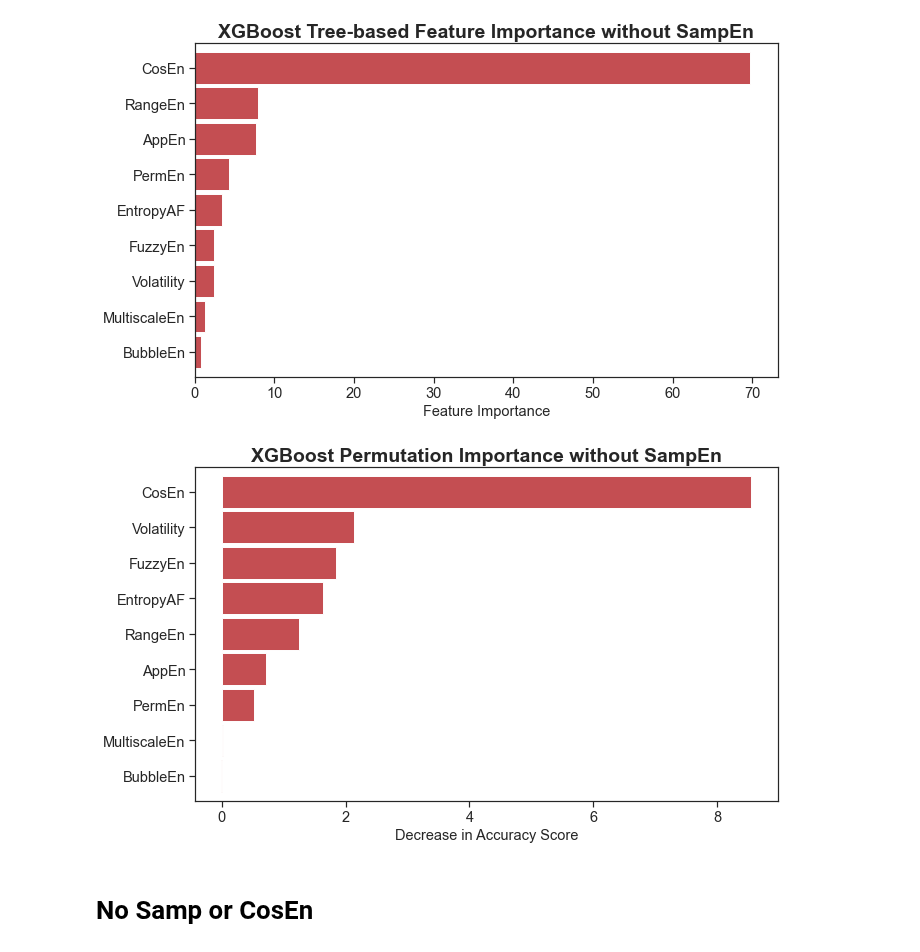
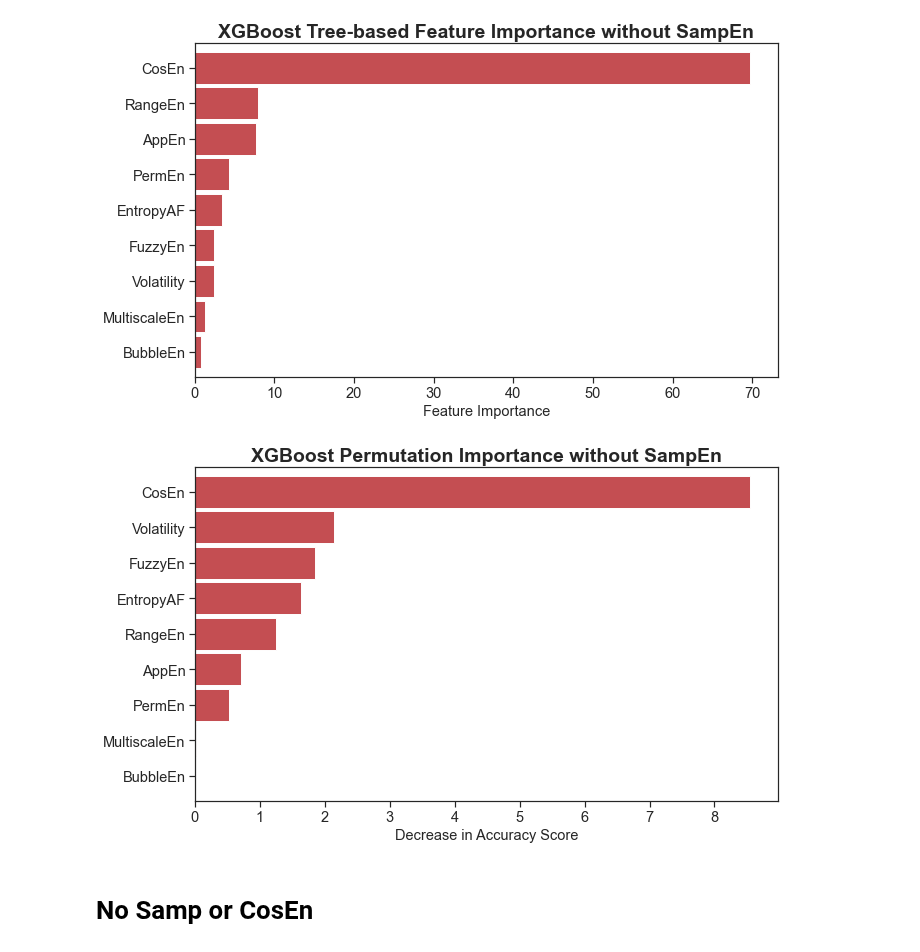
Before and after one commit to NNLUliskey/svsm_ml_2022, a Jupyter notebook: XGBoost.ipynb, the cells around one changed output. Drawn from its saved outputs; the diff is of its cells as text; code cells hidden in the pictures.

```diff
--- a/XGBoost.ipynb
+++ b/XGBoost.ipynb
@@ -698,34 +698,35 @@ plt.show()
 # %%
 import matplotlib as mpl
 
 perm_imp_df = pd.DataFrame([perm_imp_dict])
 
 perm_imp_df_t = perm_imp_df.T
 perm_imp_df_t.columns = ["Importance"]
 perm_imp_df_t.sort_values(by=['Importance'],ascending=False)
 
 
 df62 = perm_imp_df_t.sort_values(by='Importance', axis=0, ascending=True)
 
 mpl.rcParams['font.family'] = "Arial"
 
 # Create a figure and a set of subplots
 fig, ax = plt.subplots(figsize=(10, 6))
 
 # Create the plot
 df62.plot(kind='barh', color='r', ax=ax, legend=False,width=0.9)
 
 # Set axes labels and title
 ax.set_xlabel("Decrease in Accuracy Score", fontsize=15)
 ax.set_title("XGBoost Permutation Importance without SampEn", fontsize=20, weight='bold')
 
 # Make the axes labels bigger
 ax.tick_params(axis='both', which='major', labelsize=15)
 
+plt.xlim(0)
 plt.tight_layout()
 plt.show()
 # %% [output]
-[figure, old version]
+[figure, new version]
 # %% [markdown]
 # No Samp or CosEn
 # %%
```
Also changed, not shown: 7 other files.
